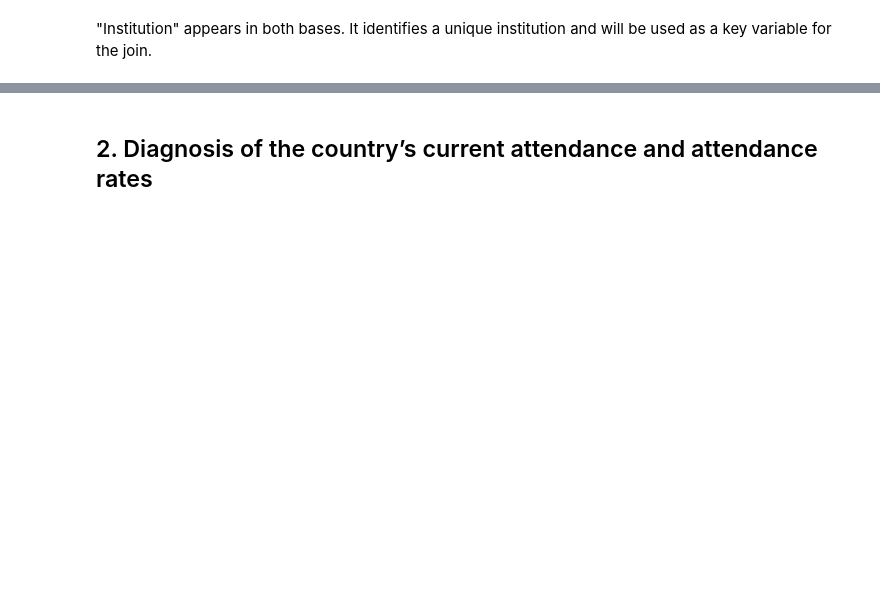
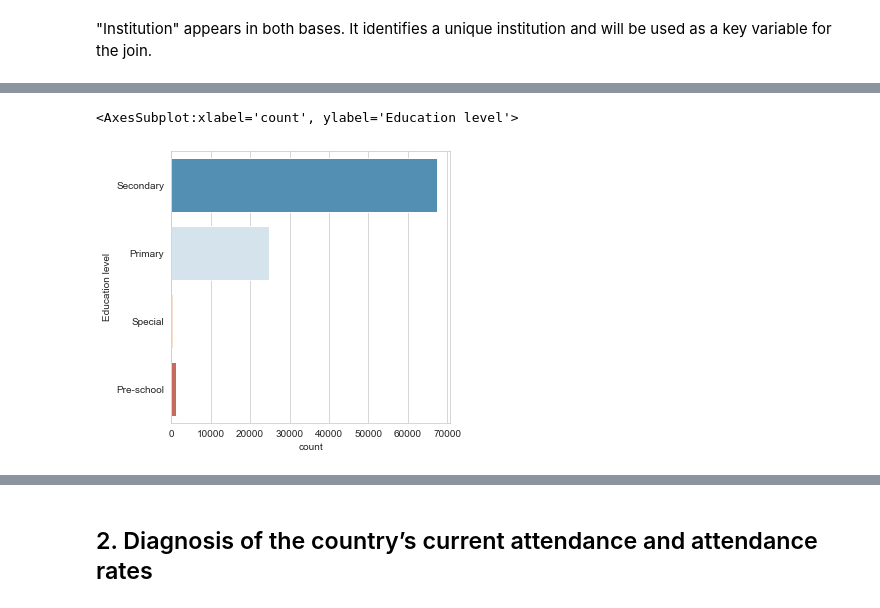
Before and after one commit to maurottito/school_attendance_metrics, a Jupyter notebook: analisis_exploratorio.ipynb, the cells around one changed output, grey strips where cells are left out. Drawn from its saved outputs; the diff is of its cells as text; code cells hidden in the pictures; blank space fills up the shorter version.

```diff
--- a/analisis_exploratorio.ipynb
+++ b/analisis_exploratorio.ipynb
@@ -168,0 +376,43 @@ Name: Absence Type, dtype: int64
+# %%
+# New varaible Education level
+df_attendance['Education level']=df_attendance['Education Grade']
+
+df_attendance.loc[df_attendance['Education Grade']=='Preschool L1', 'Education level'] = "Pre-school"
+df_attendance.loc[df_attendance['Education Grade']=='Preschool L1 SP', 'Education level'] = "Pre-school"
+df_attendance.loc[df_attendance['Education Grade']=='Preschool L2', 'Education level'] = "Pre-school"
+df_attendance.loc[df_attendance['Education Grade']=='Preschool L2 SP', 'Education level'] = "Pre-school"
+
+df_attendance.loc[df_attendance['Education Grade']=='Grade 1', 'Education level'] = "Primary"
+df_attendance.loc[df_attendance['Education Grade']=='Grade 2', 'Education level'] = "Primary"
+df_attendance.loc[df_attendance['Education Grade']=='Grade 3', 'Education level'] = "Primary"
+df_attendance.loc[df_attendance['Education Grade']=='Grade 4', 'Education level'] = "Primary"
+df_attendance.loc[df_attendance['Education Grade']=='Grade 5', 'Education level'] = "Primary"
+df_attendance.loc[df_attendance['Education Grade']=='Grade 6', 'Education level'] = "Primary"
+
+df_attendance.loc[df_attendance['Education Grade']=='Grade 7', 'Education level'] = "Secondary"
+df_attendance.loc[df_attendance['Education Grade']=='Grade 8', 'Education level'] = "Secondary"
+df_attendance.loc[df_attendance['Education Grade']=='Grade 9', 'Education level'] = "Secondary"
+df_attendance.loc[df_attendance['Education Grade']=='Grade 10', 'Education level'] = "Secondary"
+df_attendance.loc[df_attendance['Education Grade']=='Grade 11', 'Education level'] = "Secondary"
+df_attendance.loc[df_attendance['Education Grade']=='Grade 12', 'Education level'] = "Secondary"
+
+df_attendance.loc[df_attendance['Education Grade']=='Primary Special Teachable', 'Education level'] = "Special"
+df_attendance.loc[df_attendance['Education Grade']=='Primary Special Trainable', 'Education level'] = "Special"
+df_attendance.loc[df_attendance['Education Grade']=='Senior Special Teachable', 'Education level'] = "Special"
+df_attendance.loc[df_attendance['Education Grade']=='Senior Special Trainable', 'Education level'] = "Special"
+df_attendance.loc[df_attendance['Education Grade']=='Junior Special Level I', 'Education level'] = "Special"
+df_attendance.loc[df_attendance['Education Grade']=='Junior Special Trainable', 'Education level'] = "Special"
+df_attendance.loc[df_attendance['Education Grade']=='Junior Special Trainable 2', 'Education level'] = "Special"
+
+df_attendance.loc[df_attendance['Education Grade']=='Junior Prevocational 7', 'Education level'] = "Secondary"
+df_attendance.loc[df_attendance['Education Grade']=='Junior Prevocational 9', 'Education level'] = "Secondary"
+df_attendance.loc[df_attendance['Education Grade']=='Senior Prevocational 10', 'Education level'] = "Secondary"
+df_attendance.loc[df_attendance['Education Grade']=='Senior Prevocational 11', 'Education level'] = "Secondary"
+df_attendance.loc[df_attendance['Education Grade']=='Senior Prevocational 12', 'Education level'] = "Secondary"
+# %%
+# Graph of Education leve
+sns.set_style('whitegrid')
+sns.countplot(y='Education level',data=df_attendance,palette='RdBu_r')
+# %% [output]
+<AxesSubplot:xlabel='count', ylabel='Education level'>
+[figure, added]
```
Also changed, not shown: parts of 63 cells of this notebook.
